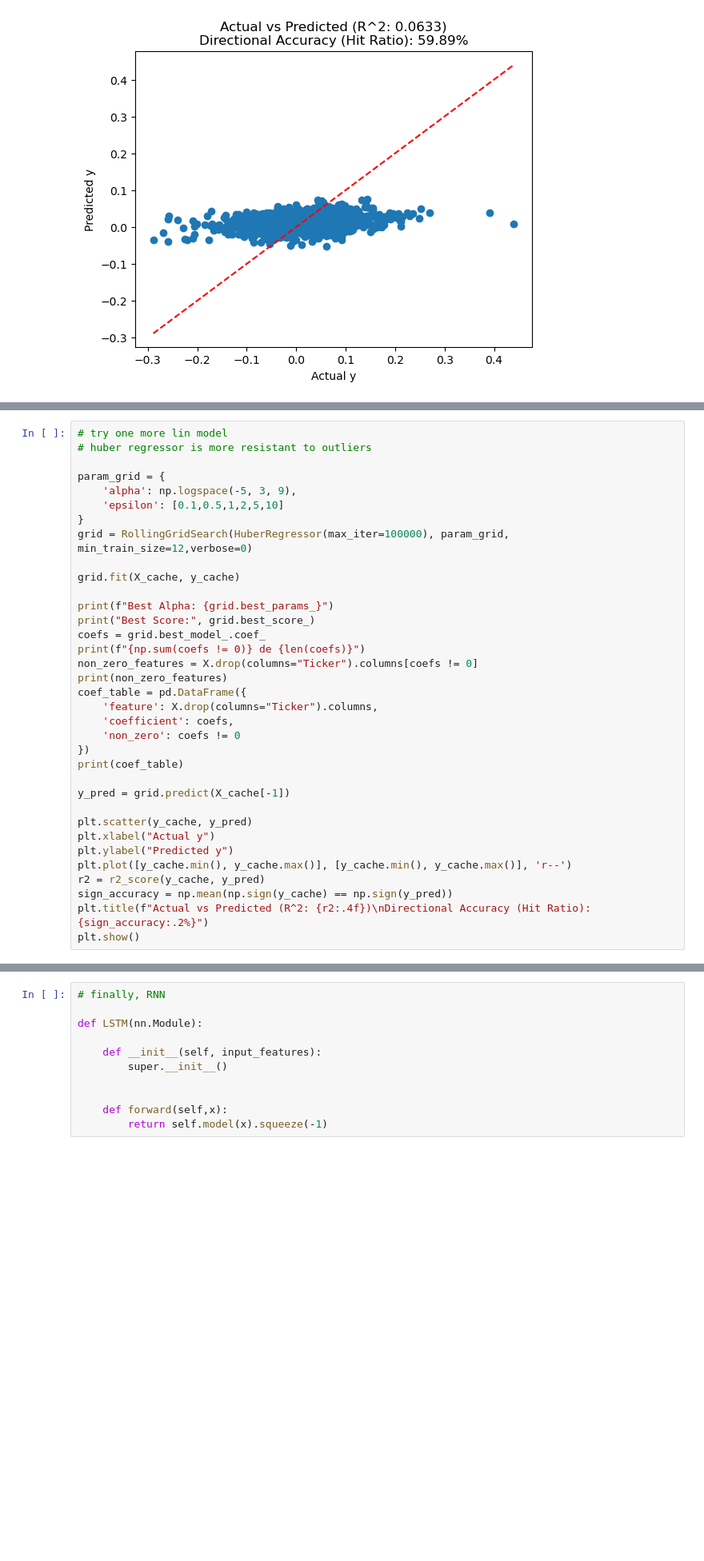
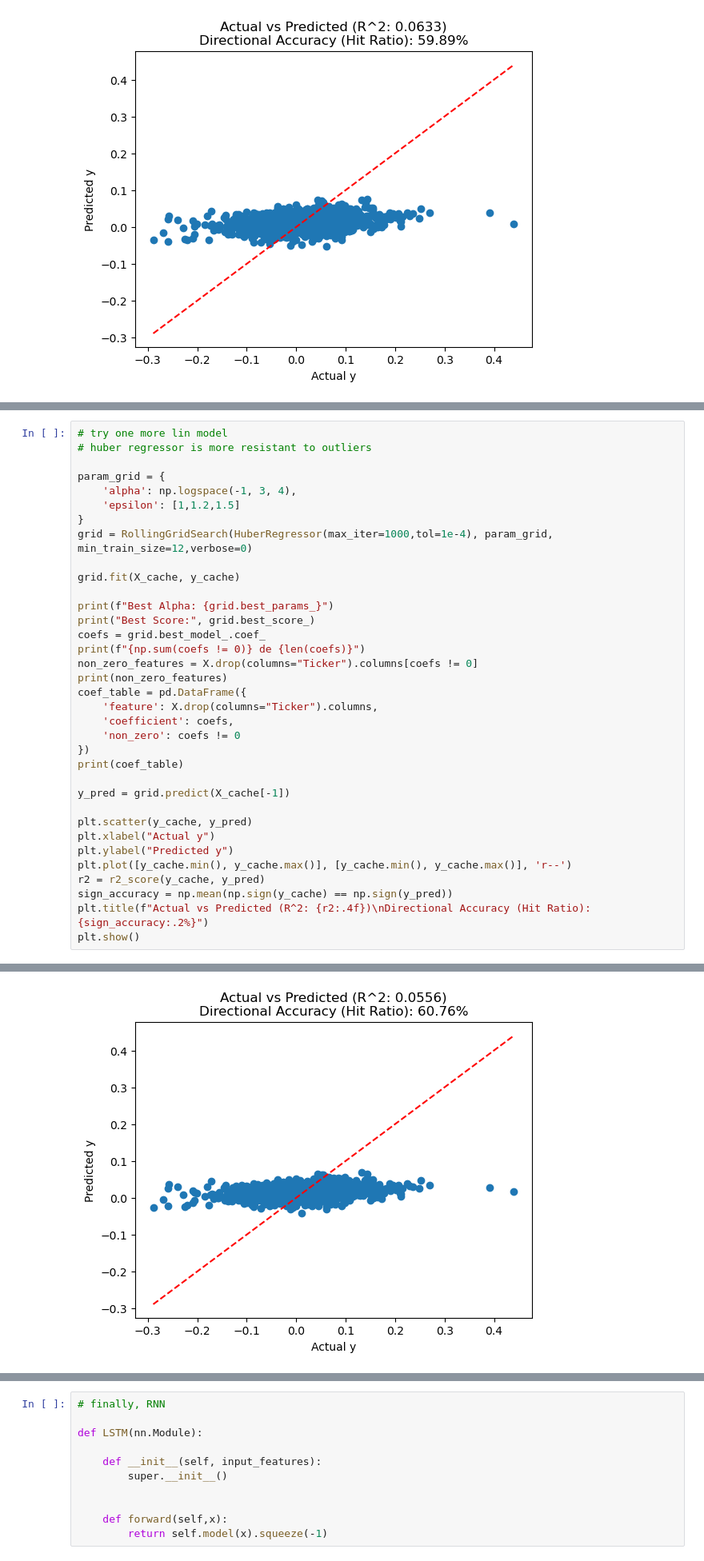
Before and after one commit to jaimebeng/TFG, a Jupyter notebook: notebooks/04_model_training.ipynb, the cells around one changed output, grey strips where cells are left out. Shown at 80% size. Drawn from its saved outputs; the diff is of its cells as text; blank space fills up the shorter version.

```diff
--- a/notebooks/04_model_training.ipynb
+++ b/notebooks/04_model_training.ipynb
@@ -1114,10 +1125,10 @@ Index(['Volatility Ratio', 'Monthly Overnight Gap Ratio'], dtype='str')
 # huber regressor is more resistant to outliers
 
 param_grid = {
-    'alpha': np.logspace(-5, 3, 9),
-    'epsilon': [0.1,0.5,1,2,5,10]
+    'alpha': np.logspace(-1, 3, 4),
+    'epsilon': [1,1.2,1.5]
 }
-grid = RollingGridSearch(HuberRegressor(max_iter=100000), param_grid, min_train_size=12,verbose=0)
+grid = RollingGridSearch(HuberRegressor(max_iter=1000,tol=1e-4), param_grid, min_train_size=12,verbose=0)
 
 grid.fit(X_cache, y_cache)
 
@@ -1144,3 +1155,4 @@ r2 = r2_score(y_cache, y_pred)
 sign_accuracy = np.mean(np.sign(y_cache) == np.sign(y_pred))
 plt.title(f"Actual vs Predicted (R^2: {r2:.4f})\nDirectional Accuracy (Hit Ratio): {sign_accuracy:.2%}")
 plt.show()
+# %% [output]
@@ -1147,3 +1176,4 @@ plt.show()
+[figure, added]
 # %%
 # retry random forest with full grid search, see if cached transformations make it quicker
 # if it still takes too long will use optuna again
```
Also changed, not shown: parts of 12 cells of this notebook.
